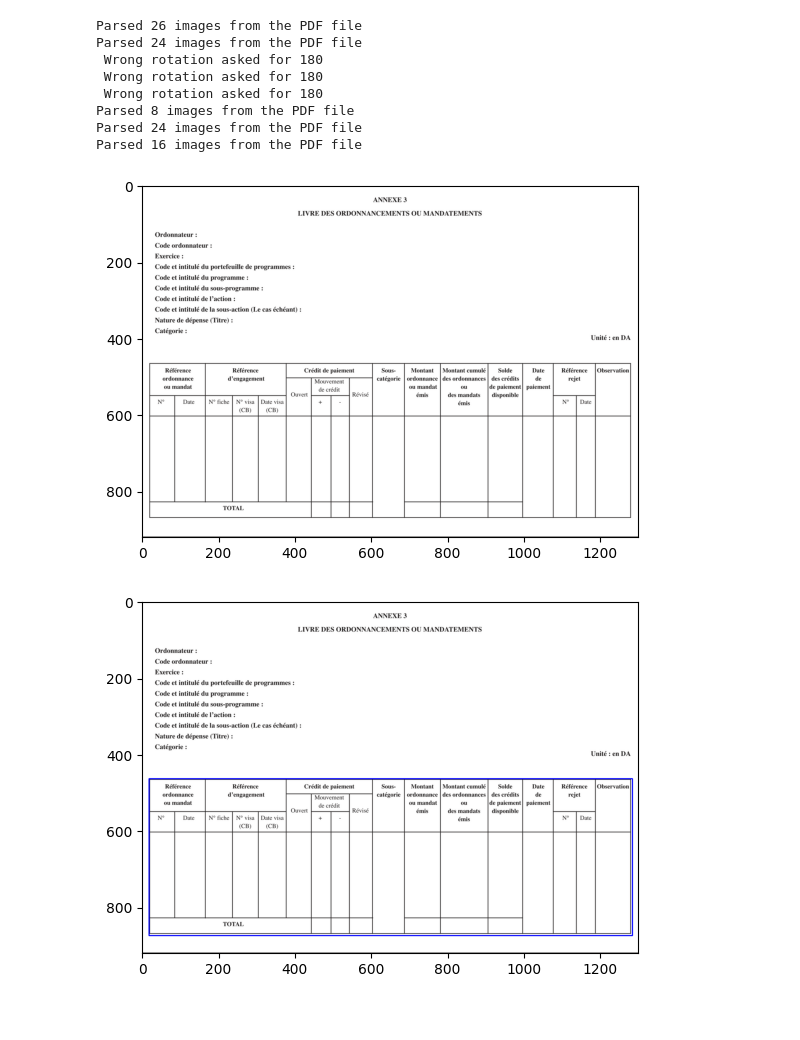
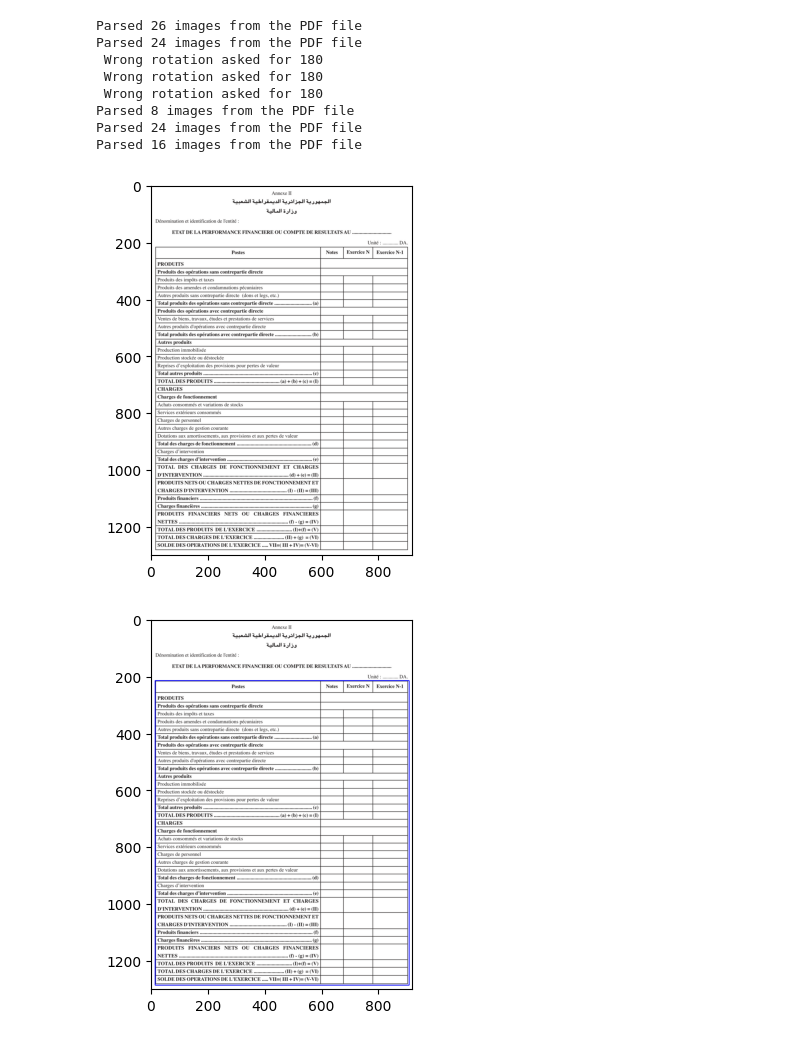
Before and after one commit to AIDZLegaldatabase/ocr-recognition, a Jupyter notebook: test_cell.ipynb, the cells around one changed output. Cells and saved outputs as stored; diff of their text form; code cells hidden in the pictures.

```diff
--- a/test_cell.ipynb
+++ b/test_cell.ipynb
@@ -26,12 +26,12 @@ Parsed 24 images from the PDF file
 Parsed 16 images from the PDF file
 # %%
 
-page_image_rgb = np.array(pages_collections["F2024080"][11])
+page_image_rgb = np.array(pages_collections["F2025009"][13])
 
 plt.imshow(page_image_rgb)
 plt.show()
 # %% [output]
-[figure, old version]
+[figure, new version]
 # %%
 import cv2
 from table_detection.table_detection import detect_table_from_image_data
@@ -54,6 +54,6 @@ cv2.rectangle(
 plt.imshow(page_image_rgb)
 plt.show()
 # %% [output]
-[figure, old version]
+[figure, new version]
 # %%
 from table_detection.table_detection import detect_table_from_image_data, core_line_detection, display_lines
```
Also changed, not shown: parts of 2 cells of this notebook, 1 other file.
